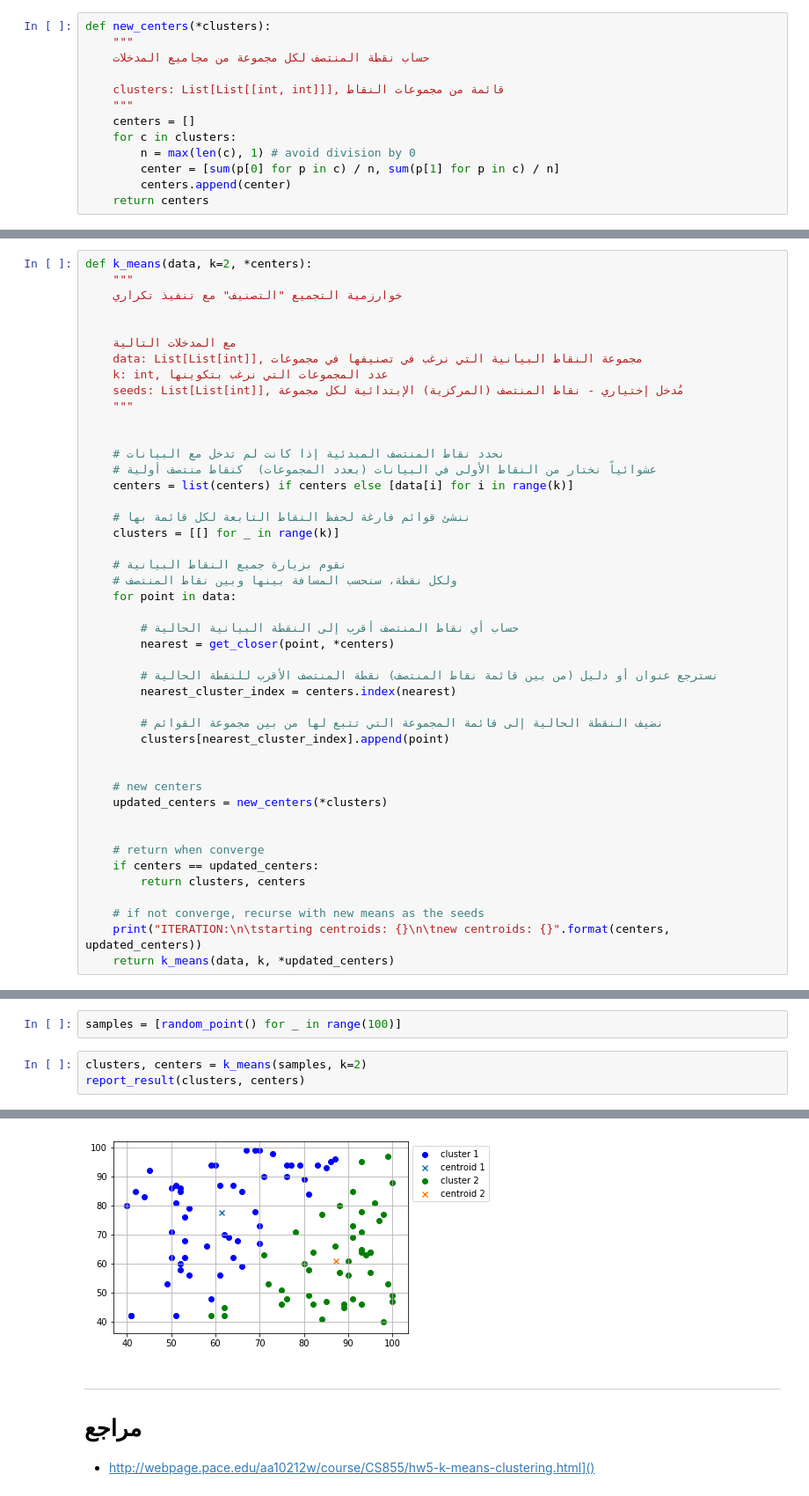
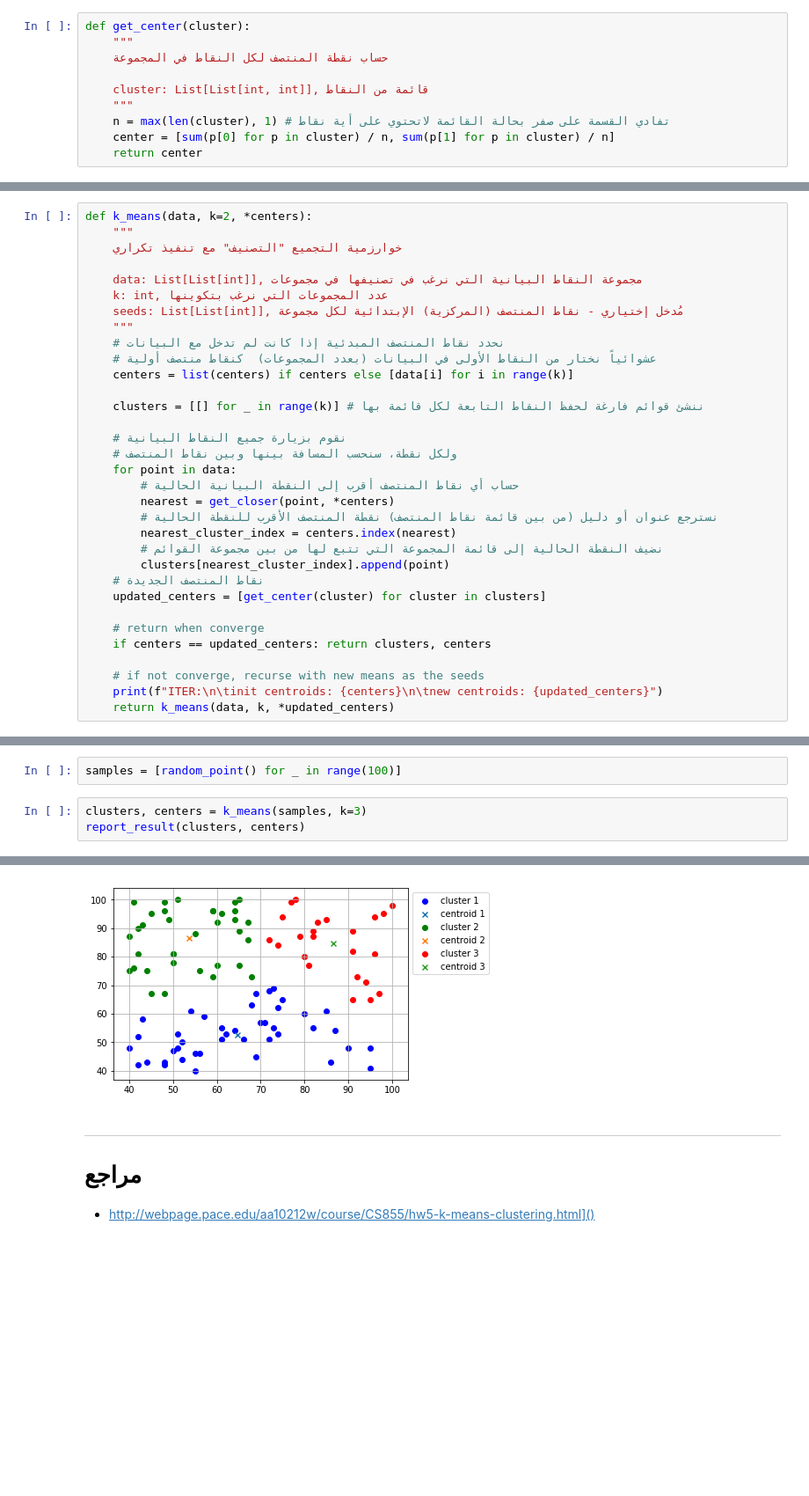
Before and after one commit to iamaziz/py_ml_and_algorithms-in-ar, a Jupyter notebook: machine_learning/clustering/k_means.ipynb, the cells around one changed output, grey strips where cells are left out. Shown at 88% size. Drawn from its saved outputs; the diff is of its cells as text; blank space fills up the shorter version.

```diff
--- a/machine_learning/clustering/k_means.ipynb
+++ b/machine_learning/clustering/k_means.ipynb
@@ -130,18 +123,15 @@ def get_closer(target, *args):
 
 </div>
 # %%
-def new_centers(*clusters):
+def get_center(cluster):
     """
-    حساب نقطة المنتصف لكل مجموعة من مجاميع المدخلات
+    حساب نقطة المنتصف لكل النقاط في المجموعة
 
-    clusters: List[List[[int, int]]], قائمة من مجموعات النقاط
+    cluster: List[List[int, int]], قائمة من النقاط
     """
-    centers = []
-    for c in clusters:
-        n = max(len(c), 1) # avoid division by 0
-        center = [sum(p[0] for p in c) / n, sum(p[1] for p in c) / n]
-        centers.append(center)
-    return centers
+    n = max(len(cluster), 1) # تفادي القسمة على صفر بحالة القائمة لاتحتوي على أية نقاط
+    center = [sum(p[0] for p in cluster) / n, sum(p[1] for p in cluster) / n]
+    return center
 # %% [markdown]
 <div dir="rtl" lang="ar">
 الآن وبعد أن قمنا بكتابة كل الدوال البرمجية التي تحتاجها خوارزمية التجميع، نقوم بكتابة الخوارزمية كالآتي:
@@ -151,45 +141,33 @@ def k_means(data, k=2, *centers):
     """
     خوارزمية التجميع "التصنيف" مع تنفيذ تكراري
 
-
-    مع المدخلات التالية
     data: List[List[int]], مجموعة النقاط البيانية التي نرغب في تصنيفها في مجموعات
     k: int, عدد المجموعات التي نرغب بتكوينها
     seeds: List[List[int]], مُدخل إختياري - نقاط المنتصف (المركزية) الإبتدائية لكل مجموعة
     """
-
-
     # نحدد نقاط المنتصف المبدئية إذا كانت لم تدخل مع البيانات
     # عشوائياً نختار من النقاط الأولى في البيانات (بعدد المجموعات)  كنقاط منتصف أولية
     centers = list(centers) if centers else [data[i] for i in range(k)]
 
-    # ننشئ قوائم فارغة لحفظ النقاط التابعة لكل قائمة بها
-    clusters = [[] for _ in range(k)]
+    clusters = [[] for _ in range(k)] # ننشئ قوائم فارغة لحفظ النقاط التابعة لكل قائمة بها
 
     # نقوم بزيارة جميع النقاط البيانية
     # ولكل نقطة، سنحسب المسافة بينها وبين نقاط المنتصف
     for point in data:
-
         # حساب أي نقاط المنتصف أقرب إلى النقطة البيانية الحالية
         nearest = get_closer(point, *centers)
-
         # نسترجع عنوان أو دليل (من بين قائمة نقاط المنتصف) نقطة المنتصف الأقرب للنقطة الحالية
         nearest_cluster_index = centers.index(nearest)
-
         # نضيف النقطة الحالية إلى قائمة المجموعة التي تتبع لها من بين مجموعة القوائم
         clusters[nearest_cluster_index].append(point)
-
-
-    # new centers
-    updated_centers = new_centers(*clusters)
-
+    # نقاط المنتصف الجديدة
+    updated_centers = [get_center(cluster) for cluster in clusters]
 
     # return when converge
-    if centers == updated_centers:
-        return clusters, centers
+    if centers == updated_centers: return clusters, centers
 
     # if not converge, recurse with new means as the seeds
-    print("ITERATION:\n\tstarting centroids: {}\n\tnew centroids: {}".format(centers, updated_centers))
+    print(f"ITER:\n\tinit centroids: {centers}\n\tnew centroids: {updated_centers}")
     return k_means(data, k, *updated_centers)
 # %%
 # plot and print results
@@ -240,6 +222,6 @@ def random_point(dimension=2):
 # %%
 samples = [random_point() for _ in range(100)]
 # %%
-clusters, centers = k_means(samples, k=2)
+clusters, centers = k_means(samples, k=3)
 report_result(clusters, centers)
 # %% [output]
@@ -261,4 +240,4 @@ ITERATION:
-[figure, old version]
+[figure, new version]
 # %% [markdown]
 <hr>
 
```
Also changed, not shown: parts of 18 cells of this notebook.
